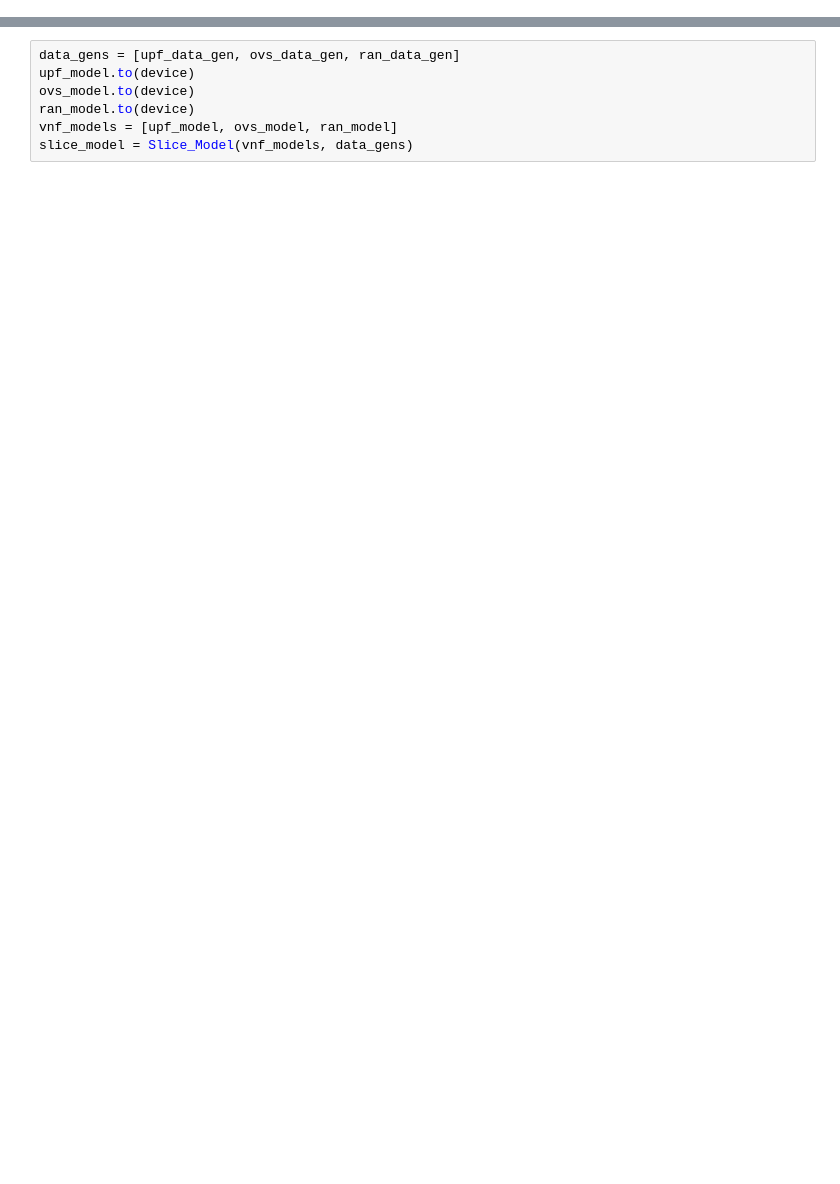
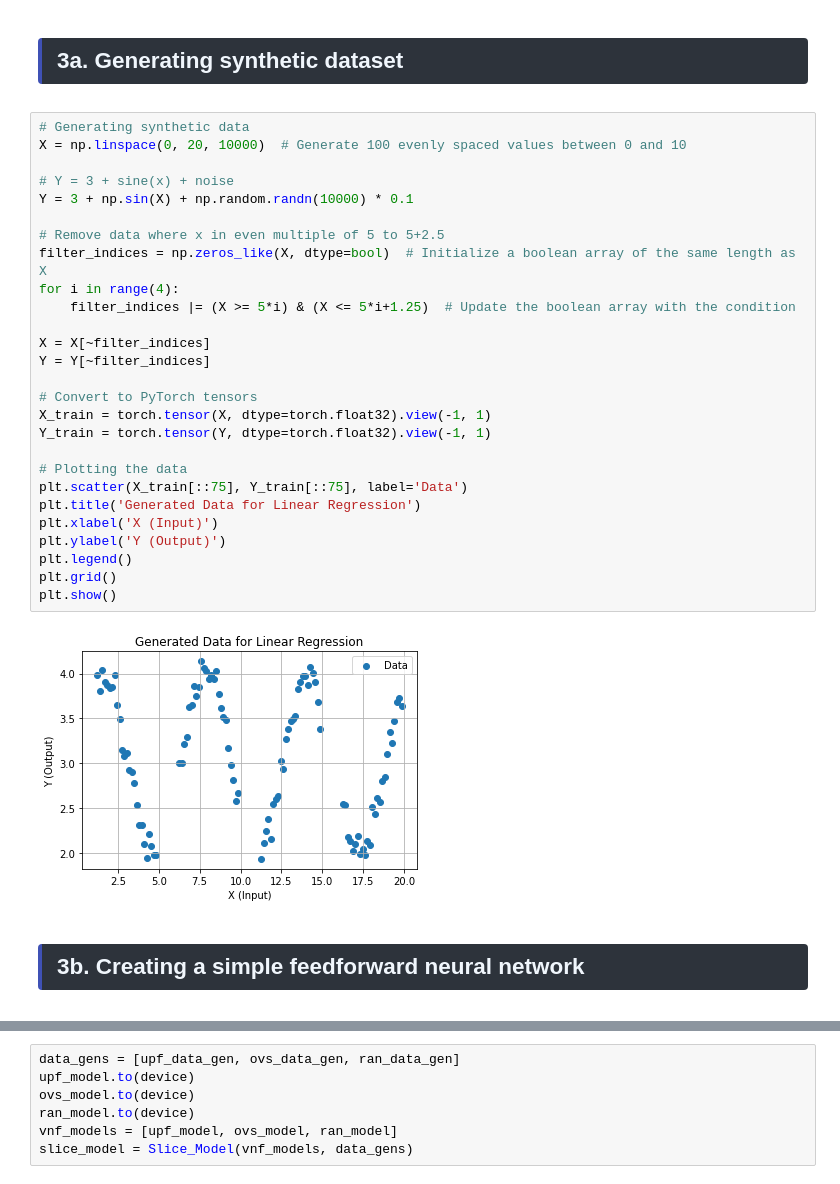
Before and after one commit to sulaimanalmani/5GDynamicResourceAllocation, a Jupyter notebook: P2-WorkshopNotebook.ipynb, the cells around one changed output, grey strips where cells are left out. Cells and saved outputs as stored; diff of their text form; blank space fills up the shorter version.

```diff
--- a/P2-WorkshopNotebook.ipynb
+++ b/P2-WorkshopNotebook.ipynb
@@ -28,0 +64,41 @@ device = torch.device("cuda" if torch.cuda.is_available() else "cpu")  # Use GPU
+# %% [markdown]
+<div style="display: inline-block;">
+    <h2 style="font-family: 'Courier New', Courier, monospace; font-size: 1.5em; color: #f0f6fc; background-color: #2d333b; border-left: 4px solid #3F51B5; padding: 8px 15px; border-radius: 4px; margin-top: 20px; box-shadow: 0 1px 3px rgba(0, 0, 0, 0.1);">
+        3a. Generating synthetic dataset
+    </h2>
+</div>
+# %%
+# Generating synthetic data
+X = np.linspace(0, 20, 10000)  # Generate 100 evenly spaced values between 0 and 10
+
+# Y = 3 + sine(x) + noise
+Y = 3 + np.sin(X) + np.random.randn(10000) * 0.1
+
+# Remove data where x in even multiple of 5 to 5+2.5
+filter_indices = np.zeros_like(X, dtype=bool)  # Initialize a boolean array of the same length as X
+for i in range(4):
+    filter_indices |= (X >= 5*i) & (X <= 5*i+1.25)  # Update the boolean array with the condition
+
+X = X[~filter_indices]
+Y = Y[~filter_indices]
+
+# Convert to PyTorch tensors
+X_train = torch.tensor(X, dtype=torch.float32).view(-1, 1)
+Y_train = torch.tensor(Y, dtype=torch.float32).view(-1, 1)
+
+# Plotting the data
+plt.scatter(X_train[::75], Y_train[::75], label='Data')
+plt.title('Generated Data for Linear Regression')
+plt.xlabel('X (Input)')
+plt.ylabel('Y (Output)')
+plt.legend()
+plt.grid()
+plt.show()
+# %% [output]
+[figure, added]
+# %% [markdown]
+<div style="display: inline-block;">
+    <h2 style="font-family: 'Courier New', Courier, monospace; font-size: 1.5em; color: #f0f6fc; background-color: #2d333b; border-left: 4px solid #3F51B5; padding: 8px 15px; border-radius: 4px; margin-top: 20px; box-shadow: 0 1px 3px rgba(0, 0, 0, 0.1);">
+        3b. Creating a simple feedforward neural network
+    </h2>
+</div>
```
Also changed, not shown: parts of 31 cells of this notebook, 23 other files.
